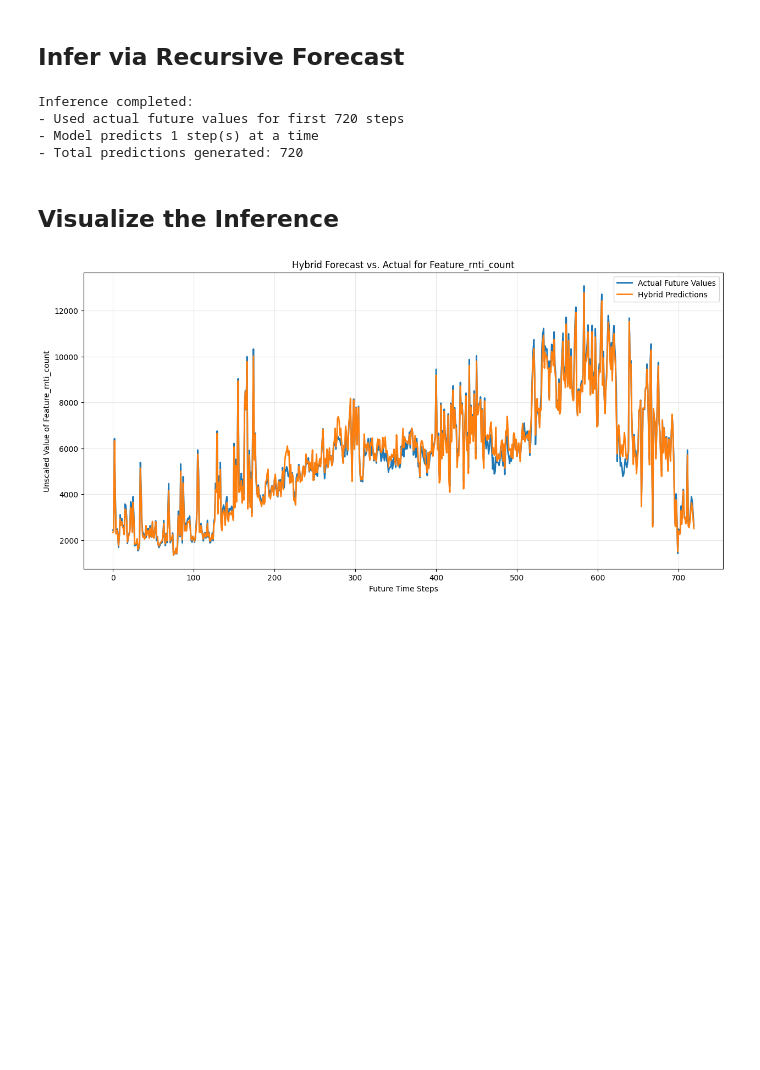
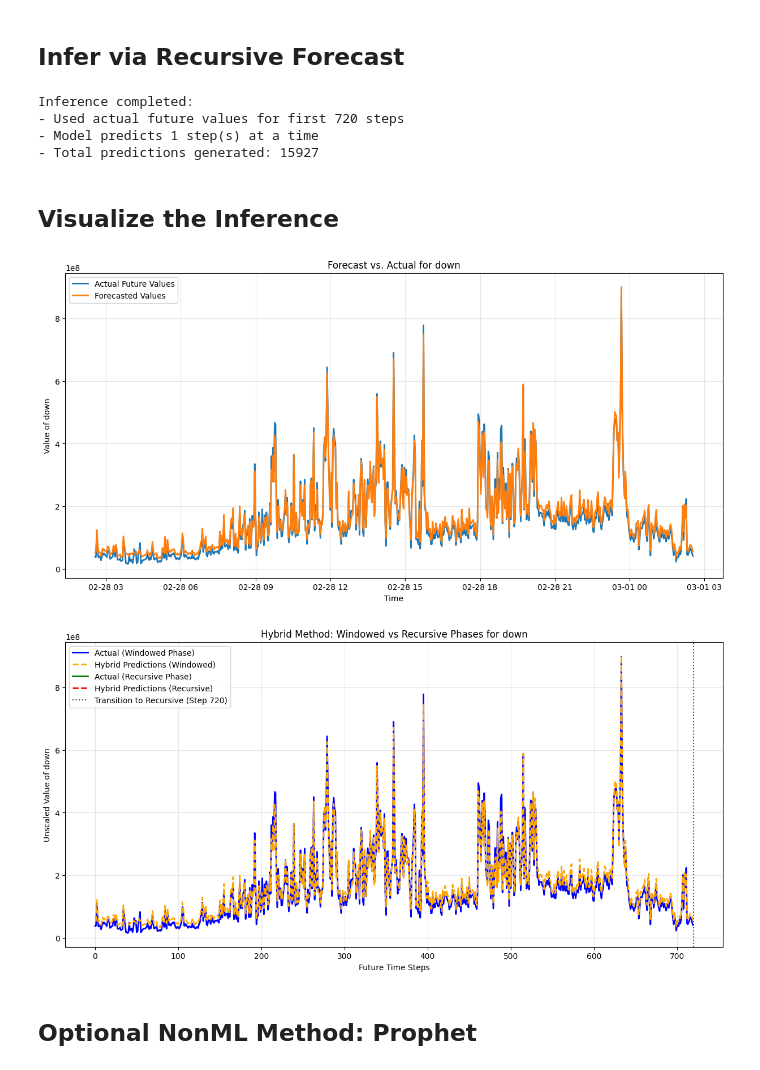
Before and after one commit to harp-wing/FLTS, a Jupyter notebook: Testing.ipynb, the cells around one changed output. Cells and saved outputs as stored; diff of their text form; code cells hidden in the pictures; blank space fills up the shorter version.

```diff
--- a/Testing.ipynb
+++ b/Testing.ipynb
@@ -234,7 +234,7 @@ INFERENCE_LENGTH = 720
 
 
 # Determine the sampling frequency from the data
-timedelta = check_uniform(df_eval)
+freq = check_uniform(df_eval)
 
 # How much real data is available for the forecast window
 remaining_real_data = X_eval.shape[0] - SAMPLE_IDX
@@ -245,7 +245,7 @@ df_predictions = pd.DataFrame(
     index=pd.date_range(
         start=df_eval.index[SAMPLE_IDX],
         periods=INFERENCE_LENGTH,
-        freq=timedelta
+        freq=freq
     ),
     columns=df_eval.columns
 )
@@ -304,7 +304,7 @@ with torch.no_grad():
 
 
 df_predictions = df_predictions.drop(columns=TIME_FEATURES)
-df = pd.DataFrame(
+df_ml = pd.DataFrame(
     scaler.inverse_transform(df_predictions),
     index=df_predictions.index,
     columns=df_predictions.columns
@@ -331,56 +331,62 @@ actual_values_unscaled = scaler.inverse_transform(actual_values_scaled)
 Inference completed:
 - Used actual future values for first 720 steps
 - Model predicts 1 step(s) at a time
-- Total predictions generated: 720
+- Total predictions generated: 15927
 # %% [markdown]
 ## Visualize the Inference
 # %%
 plt.figure(figsize=(15, 7))
 
 # Select which feature to plot (0 for first feature, etc.)
-feature_to_plot = "rnti_count"
-feature_name = f"Feature_{feature_to_plot}"  # Adjust this to match your actual feature names
-x_axis = np.arange(len(actual_values_unscaled))  # Use actual length, not INFERENCE_LENGTH
+feature_to_plot = 0
+column_name = df_ml.columns[feature_to_plot]
+feature_name = f"{column_name}"  # Use actual column name
+
+# x_axis should match df_ml's index (already aligned with prediction timestamps)
+x_axis = df_ml.index
 
 # Plot the unscaled data for a meaningful comparison
-column_index = df.columns.get_loc(feature_to_plot)
-plt.plot(x_axis, actual_values_unscaled[:, column_index], '-', label='Actual Future Values', linewidth=2)
-plt.plot(x_axis, df[feature_to_plot], '-', label='Hybrid Predictions', linewidth=2)
+plt.plot(x_axis, actual_values_unscaled[:INFERENCE_LENGTH, feature_to_plot], '-', label='Actual Future Values', linewidth=2)
+plt.plot(x_axis, df_ml[column_name], '-', label='Forecasted Values', linewidth=2)
 
-plt.title(f'Hybrid Forecast vs. Actual for {feature_name}')
-plt.xlabel('Future Time Steps')
-plt.ylabel(f'Unscaled Value of {feature_name}')
+plt.title(f'Forecast vs. Actual for {feature_name}')
+plt.xlabel('Time')
+plt.ylabel(f'Value of {feature_name}')
 plt.legend()
 plt.grid(True, alpha=0.3)
 plt.show()
+
 
 # --- Additional Analysis: Show where method switched from windowed to recursive ---
 if len(actual_values_unscaled) > available_future_steps:
     plt.figure(figsize=(15, 7))
 
     # Plot windowed phase
     windowed_x = np.arange(available_future_steps)
     plt.plot(windowed_x, actual_values_unscaled[:available_future_steps, feature_to_plot],
              '-', label='Actual (Windowed Phase)', linewidth=2, color='blue')
-    plt.plot(windowed_x, df[:available_future_steps, feature_to_plot],
+    plt.plot(windowed_x, df_ml.iloc[:available_future_steps, feature_to_plot],
              '--', label='Hybrid Predictions (Windowed)', linewidth=2, color='orange')
 
     # Plot recursive phase
-    recursive_x = np.arange(available_future_steps, len(actual_values_unscaled))
-    plt.plot(recursive_x, actual_values_unscaled[available_future_steps:, feature_to_plot],
+    recursive_x = np.arange(available_future_steps, INFERENCE_LENGTH)
+    plt.plot(recursive_x, actual_values_unscaled[available_future_steps:INFERENCE_LENGTH, feature_to_plot],
              '-', label='Actual (Recursive Phase)', linewidth=2, color='green')
-    plt.plot(recursive_x, df[available_future_steps:, feature_to_plot],
+    plt.plot(recursive_x, df_ml.iloc[available_future_steps:INFERENCE_LENGTH, feature_to_plot],
              '--', label='Hybrid Predictions (Recursive)', linewidth=2, color='red')
 
     # Add vertical line to show transition
     plt.axvline(x=available_future_steps, color='black', linestyle=':', alpha=0.7,
                 label=f'Transition to Recursive (Step {available_future_steps})')
 
     plt.title(f'Hybrid Method: Windowed vs Recursive Phases for {feature_name}')
     plt.xlabel('Future Time Steps')
     plt.ylabel(f'Unscaled Value of {feature_name}')
     plt.legend()
     plt.grid(True, alpha=0.3)
     plt.show()
 # %% [output]
-[figure, old version]
+[figure, new version]
+[figure, added]
+# %% [markdown]
+## Optional NonML Method: Prophet
```
Also changed, not shown: parts of 7 cells of this notebook, 22 other files.
